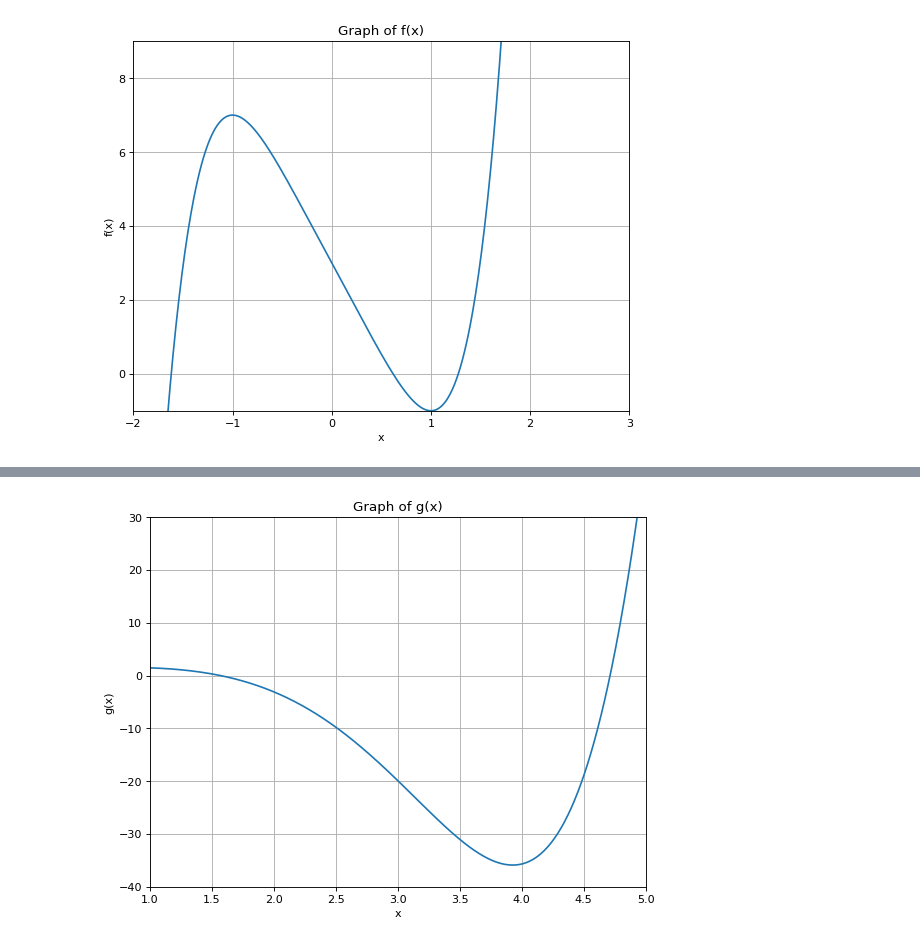
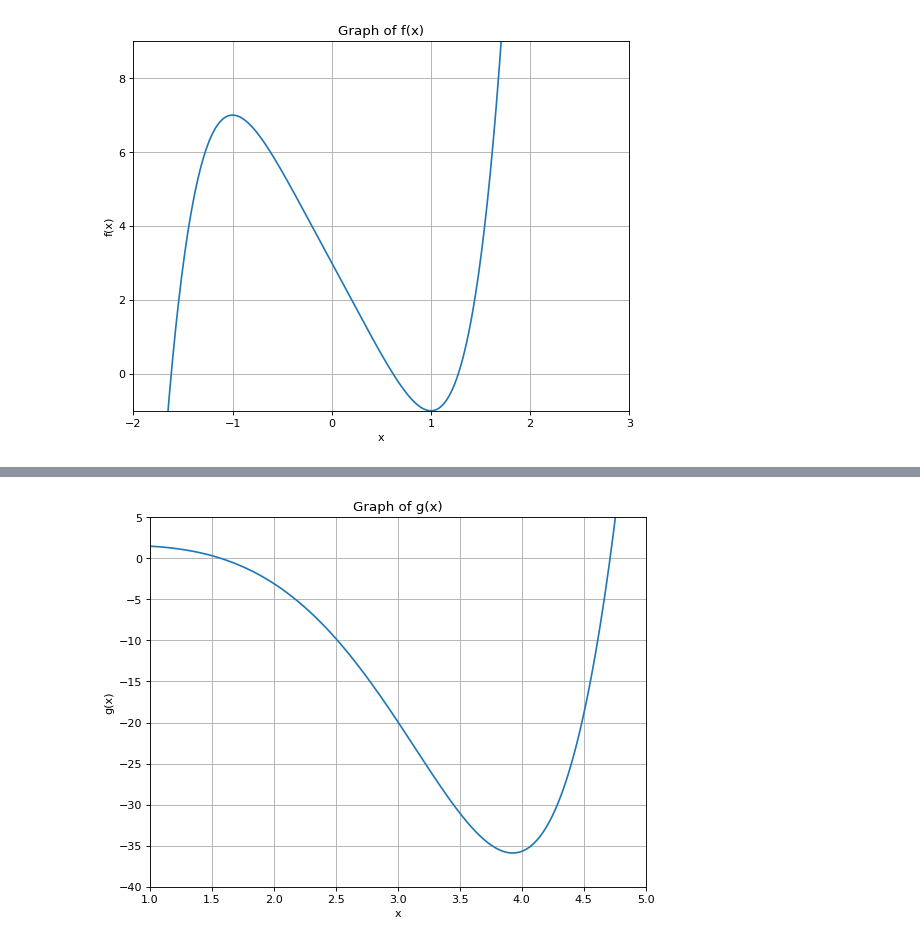
Before and after one commit to 4xvgal/ainotebook, a Jupyter notebook: P1_Principle_of_AI_Learning-2.ipynb, the cells around one changed output, grey strips where cells are left out. Drawn from its saved outputs; the diff is of its cells as text; code cells hidden in the pictures.

```diff
--- a/P1_Principle_of_AI_Learning-2.ipynb
+++ b/P1_Principle_of_AI_Learning-2.ipynb
@@ -82,28 +82,36 @@ def setup_graph():
     plt.figure(figsize=(8, 6), dpi=80)
     plt.plot(x, y)
     plt.xlabel('x')
-    plt.ylabel('f(x) = 2(x+1)x(x-2)+5')
-    plt.title('Graph of f(x) = 2(x+1)x(x-2)+5')
+    plt.ylabel('f(x) = x^5 - 5x + 3')
+    plt.title('Graph of f(x) = x^5 - 5x + 3')
     plt.grid('on')
     plt.axis([-2, 3, -1, 30])
 
 # 초기화 및 설정
-x = 20.0  # 초기 추측값 변경
+x = 2.0  # 초기 추측값 변경
+y = f(x)
 x_history = [x]
 y_history = [f(x)]
 
 # 그래프 설정
 setup_graph()
 
-# 반복 과정 수정
+# 반복 과정 수행
 n_iterations = 100  # 반복 횟수
+y_prev = float('inf') # 이전 y 값 초기화
+threshold = 0.01 # 종료 조건
+sum_iterations = 0 #종료까지 걸린 총 반복 횟수
 for i in range(n_iterations):  # 수정할 코드
-    y = f(x)
-
+    y = f(x)  # y 값 계산
+    sum_iterations += 1
+    if abs(y - y_prev) < threshold:
+        break
     # 현재 x 위치와 y 값을 히스토리에 저장
     x_history.append(x)
     y_history.append(y)
 
+    #이전 y 값 업데이트
+    y_prev = y
     # 현재 x 위치 표시
     plt.plot(x, 0, '^m', markersize=15)
     markerlines, _, _ = plt.stem([x], [y],
@@ -113,9 +121,9 @@ for i in range(n_iterations):  # 수정할 코드
     markerlines.set_markersize(15)
 
     # 접선 그리기
-    t_x = np.linspace(-3, 3, 2)
-    t_y = fp(x) * t_x + y_int(x)
-    plt.plot(t_x, t_y)
+    t_x = np.linspace(-3, 3, 2) # 접선의 x 값
+    t_y = fp(x) * t_x + y_int(x) # 접선의 y 값
+    plt.plot(t_x, t_y) # 접선 그리기
 
     # x 값 업데이트
     x = updateX(x)
@@ -124,4 +132,5 @@ for i in range(n_iterations):  # 수정할 코드
 plt.show()
 for x_val, y_val in zip(x_history, y_history):
     print(f"x: {x_val}, y: {y_val}")
+print(f"Total iterations: {sum_iterations}")
 # %% [output]
@@ -146,31 +146,31 @@ x: 20.0, y: 20.0
 # %%
 ## 5) 함수 정의부
   # 다른 함수를 정의해보자.
 
 def g(x):
     return np.cos(x) * np.exp(x)
 
-def gp(x):
-  return x # 수정할 코드
+def gp(x): #g(x)의 도함수 값을 반환
+  return np.exp(x)*(np.cos(x) - np.sin(x))
 
-def y_int(x):
-  return x # 수정할 코드
+def y_int(x): # y-절편의 값을 반환  y = ax + b 에서 b를 반환 식 : y = g(x) - g'(x)*x
+  return g(x) - gp(x)*x
 
-def updateX(x, alpha ):  # 수정할 코드
-  return x # 수정할 코드
+def updateX(x, alpha = 0.04):  # 경사로를 따라 내려오며 x값을 갱신하는 함수  x - alpha * g'(x)
+  return x- alpha * gp(x)
 
 x = np.linspace(1, 5, 601);
 y = g(x)
 
 figure(figsize=(8, 6), dpi=80)
 plt.plot(x, y);
 plt.xlabel('x');
 plt.ylabel('g(x)')
 plt.title('Graph of g(x)')
 plt.grid('on');
-plt.axis([1, 5, -40, 30]);
+plt.axis([1, 5, -40, 5]);
 # %% [output]
-[figure, old version]
+[figure, new version]
 # %%
 ## 6) 경사로를 따라 내려오기
 # 그래프 설정
```
Also changed, not shown: parts of 5 cells of this notebook.
